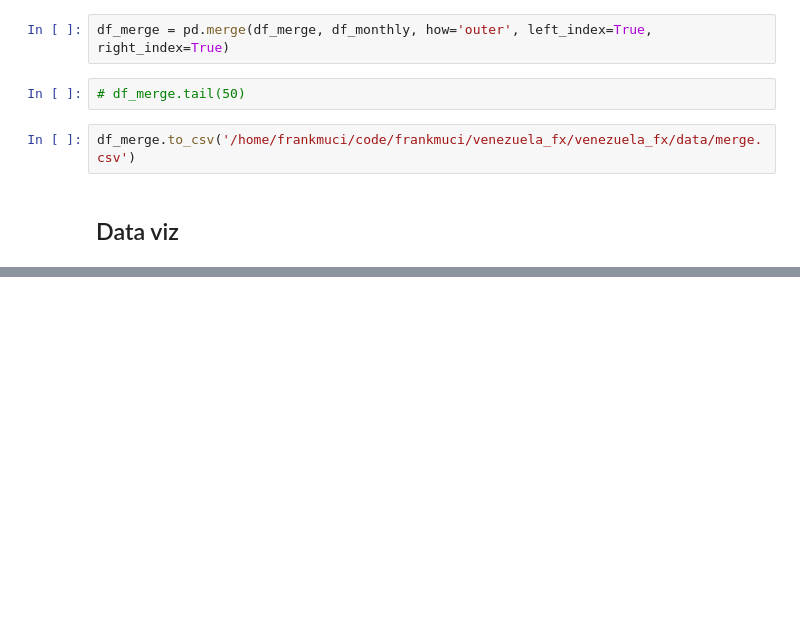
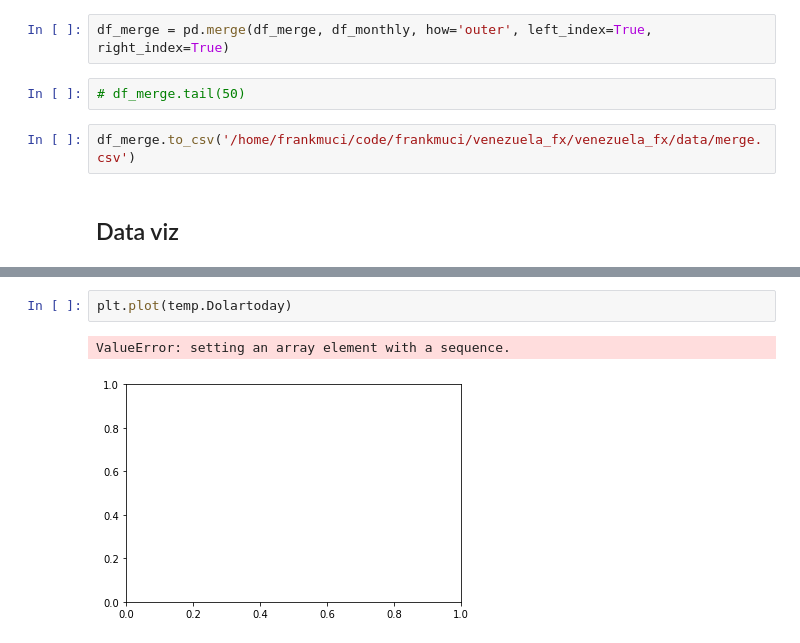
Before and after one commit to frankmuci/venezuela_fx, a Jupyter notebook: notebooks/merge_daily_weekly_monthly_data.ipynb, the cells around one changed output, grey strips where cells are left out. Cells and saved outputs as stored; diff of their text form; blank space fills up the shorter version.

```diff
--- a/notebooks/merge_daily_weekly_monthly_data.ipynb
+++ b/notebooks/merge_daily_weekly_monthly_data.ipynb
@@ -57,0 +107,5 @@ plt.yscale('log')
+# %%
+plt.plot(temp.Dolartoday)
+# %% [output]
+ValueError: setting an array element with a sequence.
+[figure, added]
```
Also changed, not shown: parts of 12 cells of this notebook, 2 other files.
